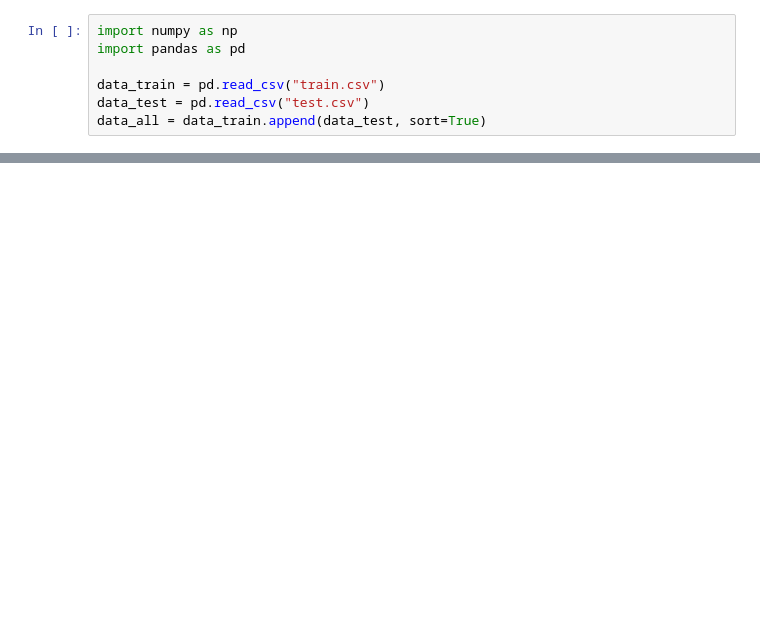
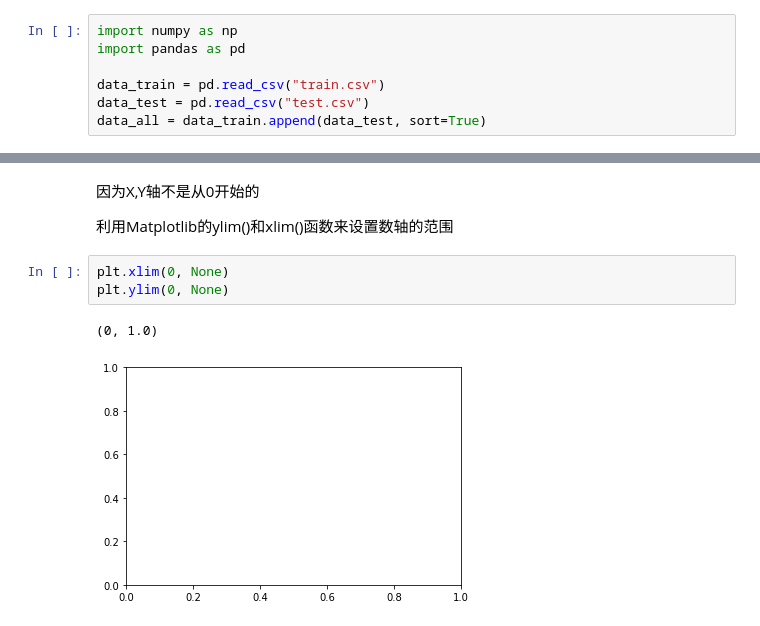
Before and after one commit to FantasyJXF/Kaggle, a Jupyter notebook: HousePrices/test.ipynb, the cells around one changed output, grey strips where cells are left out. Saved outputs shown, nothing was run; the diff lists cells and outputs as text; blank space fills up the shorter version.

```diff
--- a/HousePrices/test.ipynb
+++ b/HousePrices/test.ipynb
@@ -27,0 +67,10 @@ memory usage: 1.8+ MB
+# %% [markdown]
+因为X,Y轴不是从0开始的
+
+利用Matplotlib的ylim()和xlim()函数来设置数轴的范围
+# %%
+plt.xlim(0, None)
+plt.ylim(0, None)
+# %% [output]
+(0, 1.0)
+[figure, added]
```
Also changed, not shown: parts of 20 cells of this notebook, 10 other files.
